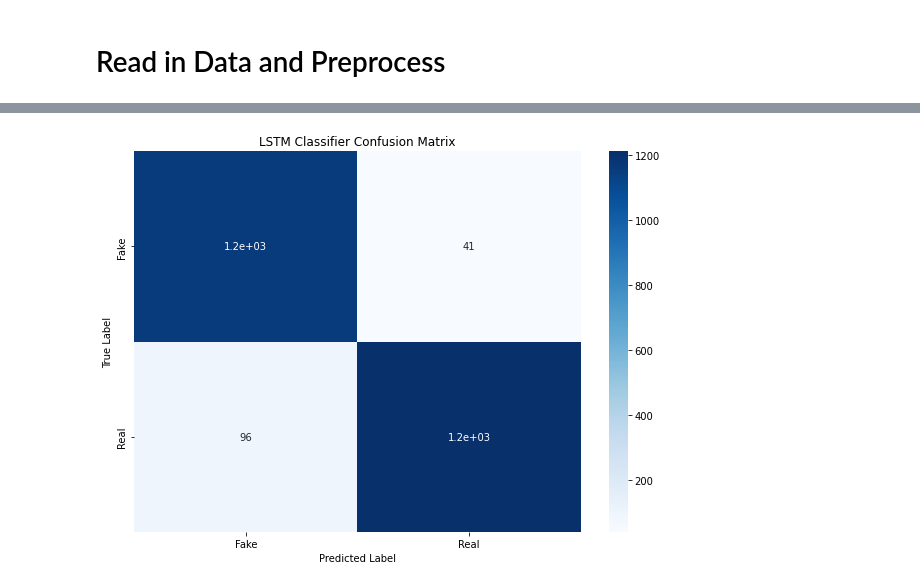
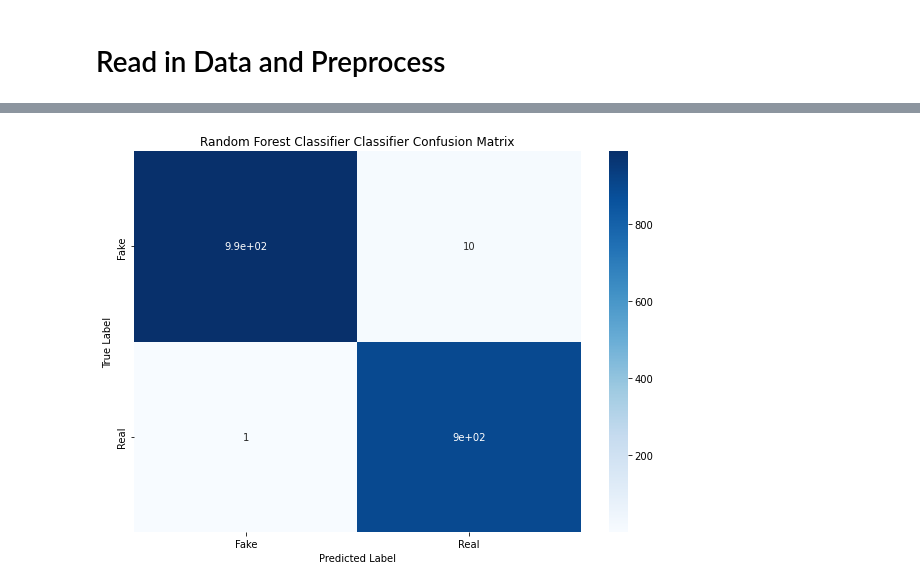
Before and after one commit to ThishenP/covid-19-fake-news-detection, a Jupyter notebook: Covid-Fake-News.ipynb, the cells around one changed output, grey strips where cells are left out. Drawn from its saved outputs; the diff is of its cells as text; code cells hidden in the pictures.

Commit message:
Updated grid search

```diff
--- a/Covid-Fake-News.ipynb
+++ b/Covid-Fake-News.ipynb
@@ -99,9 +111,12 @@ X_test = vectorization.transform(X_test)
 # %%
-lr_model = LogisticRegression()
+from sklearn.naive_bayes import MultinomialNB
+
+
+nb_model = MultinomialNB()
 # Fit model
-lr_model.fit(X_train, y_train)
+nb_model.fit(X_train, y_train)
 # Predict
-y_pred = lr_model.predict(X_test)
+y_pred = nb_model.predict(X_test)
 # %%
 print(f"Test Accuracy: {accuracy_score(y_test, y_pred)}")
 # %% [output]
@@ -128,8 +138,0 @@ plot_conf_matrix(y_pred, y_test, title="Logistic Regression")
-# %%
-from sklearn.tree import DecisionTreeClassifier
-
-dt_model = DecisionTreeClassifier()
-# Fit model
-dt_model.fit(X_train, y_train)
-# Predict
-y_pred = dt_model.predict(X_test)
@@ -279,5 +249,0 @@ array([13,  7, 25,  9, 26, 25, 22, 10,  3,  6, 25,  5, 12, 22, 22, 14, 19,
-# %%
-X_final=np.array(embedded_docs)
-y_final=np.array(y)
-
-X_train, X_test, y_train, y_test = train_test_split(X_final, y_final, test_size=0.33, random_state=42, stratify=y)
@@ -358,3 +260,12 @@ y_pred = np.around(y_probs)
+# %%
+params = {
+    "n_estimators": [10, 50, 100, 200],
+    "min_samples_leaf": [1, 2, 4],
+}
+gs_clf = GridSearchCV(RandomForestClassifier(), params, n_jobs=-1)
+gs_clf = gs_clf.fit(X_train, y_train)
+# Predict
+y_pred = gs_clf.predict(X_test)
 # %%
 print(f"Test Accuracy: {accuracy_score(y_test, y_pred)}")
 # %% [output]
@@ -362,4 +284,4 @@ Test Accuracy: 0.9528942115768463
 # %%
-plot_conf_matrix(y_pred, y_test, title="LSTM Classifier")
+plot_conf_matrix(y_pred, y_test, title="Random Forest Classifier Classifier")
 # %% [output]
-[figure, old version]
+[figure, new version]
```
Also changed, not shown: parts of 46 cells of this notebook.
